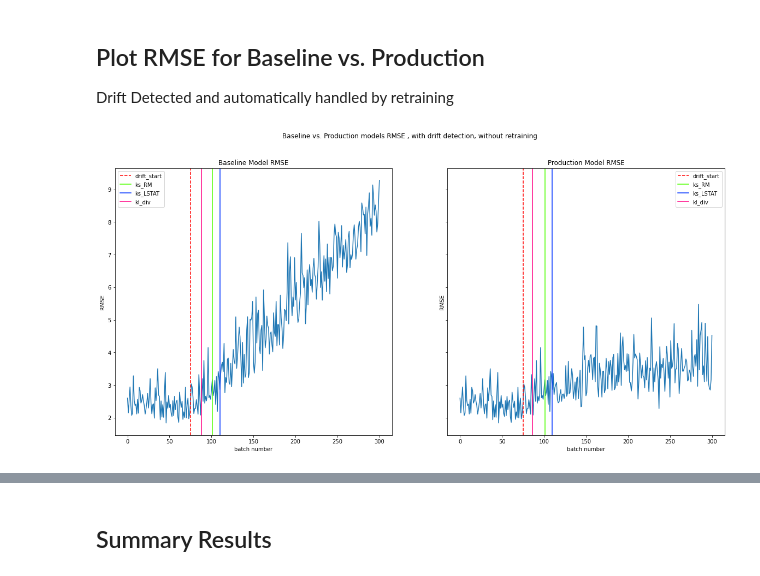
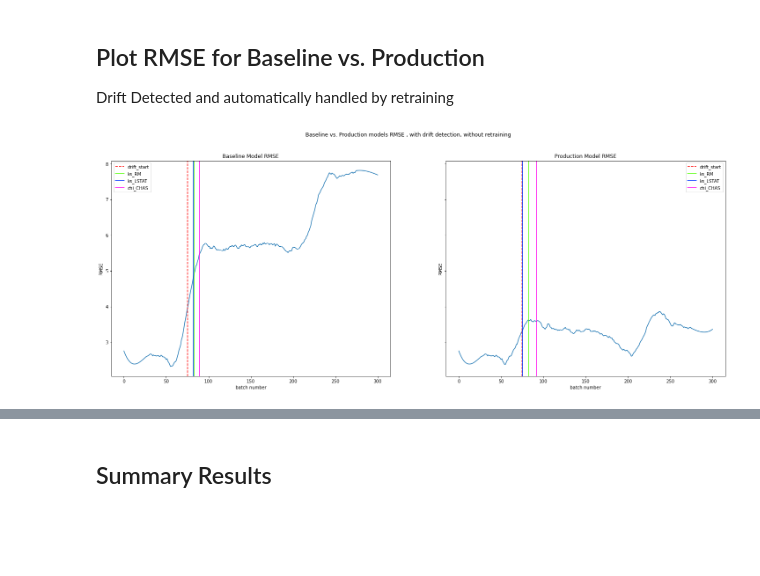
Before and after one commit to mryanivtal/mlops, a Jupyter notebook: data_drift/e2e_data_drift_scenario_demo.ipynb, the cells around one changed output, grey strips where cells are left out. Drawn from its saved outputs; the diff is of its cells as text; code cells hidden in the pictures; blank space fills up the shorter version.

Commit message:
showing a stepped simulation of noise

```diff
--- a/data_drift/e2e_data_drift_scenario_demo.ipynb
+++ b/data_drift/e2e_data_drift_scenario_demo.ipynb
@@ -298,18 +330,33 @@ def run_drift_demo(X,y,number_of_batches = 300, start_drift_at_batch = 100,
 # %%
 # ========================================================================== Plot
-def display_run(perf_kpis,drift_detector,simulated_drift_started_at_batch=100,axs=None,title='',baseline_perf_kpis=None):
+def display_run(perf_kpis,drift_detector,simulated_drift_started_at_batch=100,axs=None,title='',
+                baseline_perf_kpis=None,smoothen=True,show_train=False):
+
+  def get_y_smoothen(y):
+    yhat = savgol_filter(y, 51, 3) # window size 51, polynomial order 3
+    return yhat
 
   # plot RMSE (Loss function) line
-  axs.plot(perf_kpis['RMSE'])
+  if(smoothen):
+    axs.plot(get_y_smoothen(perf_kpis['RMSE']))
+  else:
+    axs.plot(perf_kpis['RMSE'])
 
   if baseline_perf_kpis is not None:
-    axs.plot(baseline_perf_kpis['RMSE'])
+    if(smoothen):
+      axs.plot(get_y_smoothen(baseline_perf_kpis['RMSE']))
+    else:
+      axs.plot(baseline_perf_kpis['RMSE'])
 
-    retrain_index = [r for r in perf_kpis_prod2[perf_kpis_prod2['retrain']==True].index]
+
+  if(show_train):
+    # retrain_index = [r for r in perf_kpis_prod2[perf_kpis_prod2['retrain']==True].index]
+    retrain_index = perf_kpis['RMSE'][simulated_drift_started_at_batch:].nlargest(2).index.values
     for r in retrain_index:
       # plot vertical line for each retraining
       # axs.axvline(x=r, label='retrain_'+str(r), color='purple', linestyle='dashed')
-      axs.axvline(x=r, color='purple', linestyle='dashed')
+      # rand_small = random.uniform(-7, 7)
+      axs.axvline(x=r, color='purple', linestyle='dashed',label='retrn_'+str(int(r)))
 
 
   # plot vertical line for data drift start point
@@ -324,8 +371,12 @@ def display_run(perf_kpis,drift_detector,simulated_drift_started_at_batch=100,ax
 
   for i, test_name in enumerate(drift_detector.get_test_names()):
       if x_history[test_name].sum() > 0:
-          detection_time = np.where(x_history[test_name] == True)[0].min()
-          axs.axvline(x=detection_time, label=test_name, color=cmap(i))
+          rand_small = random.uniform(-5, 5)
+          all_detections = np.where(x_history[test_name] == True)[0]
+          first_detection_time = all_detections.min()
+          axs.axvline(x=first_detection_time+rand_small, label=test_name, color=cmap(i))
+          # detection_time2 = np.median(all_detections)
+          # axs.axvline(x=detection_time2+rand_small, label=test_name+'2', color=cmap(i))
 
   # Display plot
   axs.legend()
@@ -491,9 +544,10 @@ drift_detector2,perf_kpis_prod2,base_drift_detector2,perf_kpis_base2,baseline_mo
 
 start_drift_at_batch = 75
 #Baseline and Production comparison
-drift_detector2,perf_kpis_prod2,base_drift_detector2,perf_kpis_base2 = \
-      run_drift_demo(X,y,columns_to_modify=columns_to_modify,start_drift_at_batch=start_drift_at_batch,
+drift_detector2,perf_kpis_prod2,base_drift_detector2,perf_kpis_base2,X_noisy,y_noisy = \
+      run_drift_demo(X,y,number_of_batches=300,columns_to_modify=columns_to_modify,start_drift_at_batch=start_drift_at_batch,
                    production_model=production_model2,drift_detector=drift_detector2,perf_kpis_prod=perf_kpis_prod2,
                    baseline_model=baseline_model2,baseline_drift_detector=base_drift_detector2,
-                   perf_kpis_base=perf_kpis_base2,retrain_on_drift=True,sample_size=100)
+                   perf_kpis_base=perf_kpis_base2,retrain_on_drift=True,sample_size=100,
+                   noise_factor=ds_noise_factor)
 # %% [output]
@@ -504,11 +558,11 @@ Wall time: 51.8 s
 
 Drift Detected and automatically handled by retraining
 # %%
-fig, axs = plt.subplots(1,2,figsize=(20, 9),sharey=True)
+fig, axs = plt.subplots(1,2,figsize=(25, 9),sharey=True)
 display_run(perf_kpis_base2,base_drift_detector2,start_drift_at_batch,axs[0],title='Baseline Model RMSE')
 display_run(perf_kpis_prod2,drift_detector2,start_drift_at_batch,axs[1],title='Production Model RMSE')
 plt.suptitle('Baseline vs. Production models RMSE , with drift detection, without retraining')
 plt.show()
 # %% [output]
-[figure, old version]
+[figure, new version]
 # %%
```
Also changed, not shown: parts of 30 cells of this notebook.
